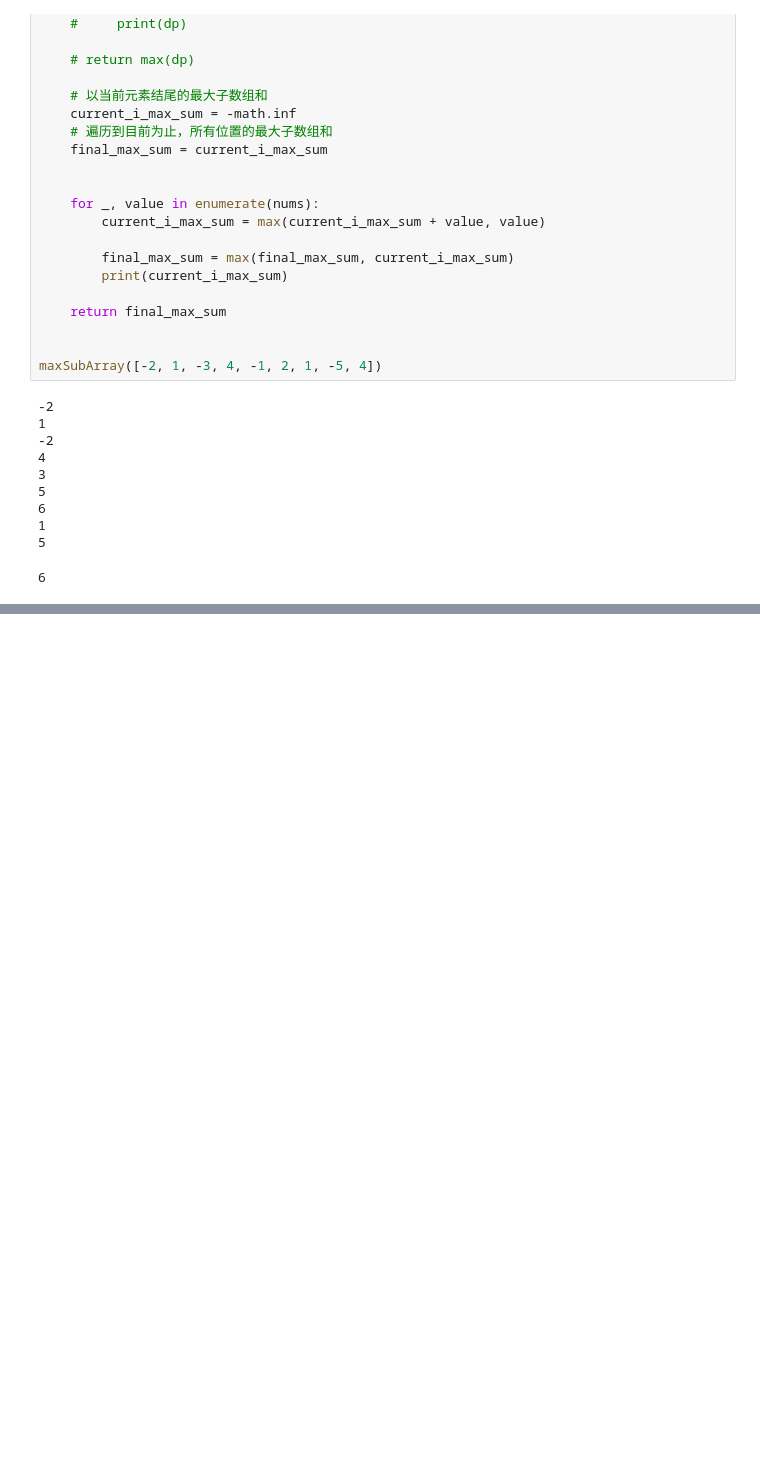
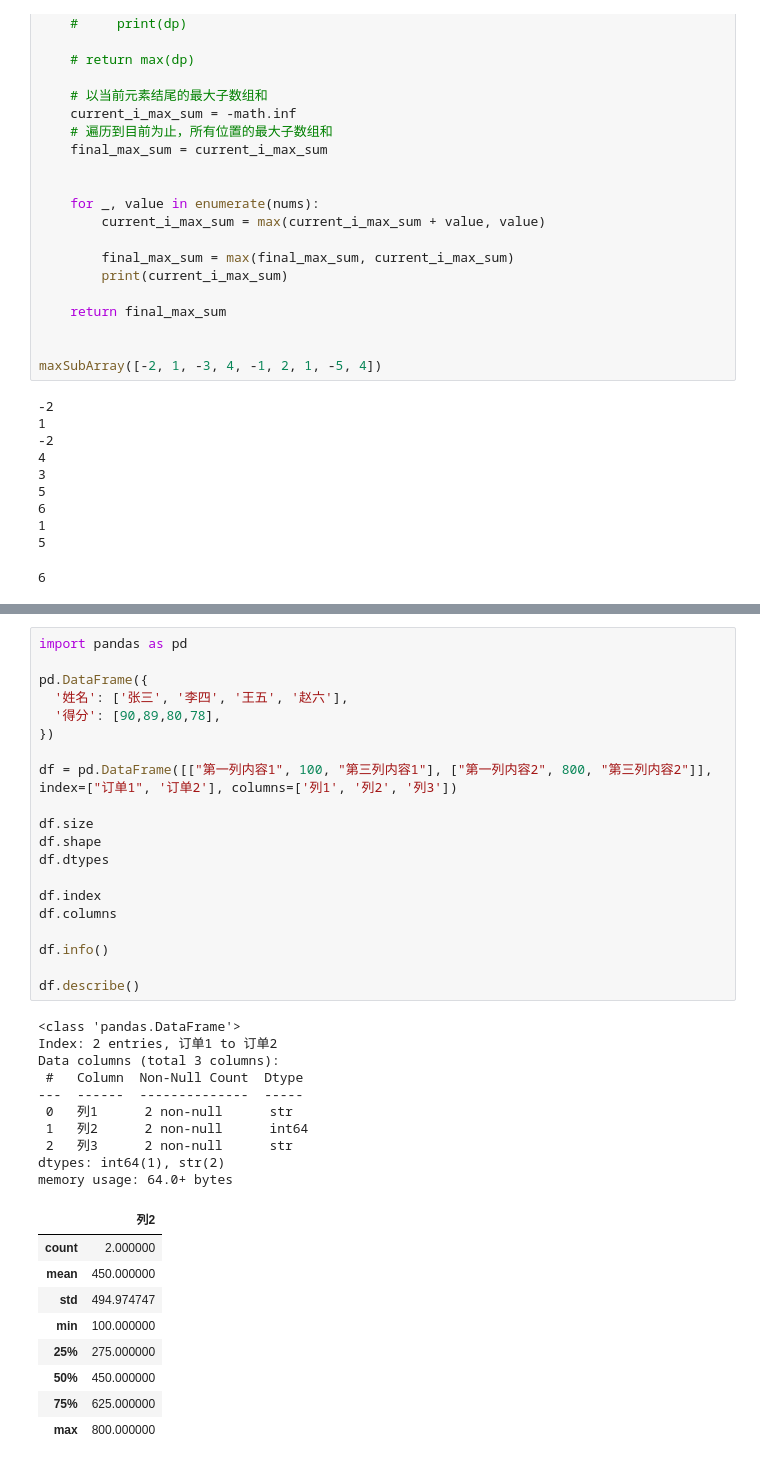
Before and after one commit to ellis-s/llm-engineering-lab, a Jupyter notebook: 01-python-backend/00-python-engineering/demo04_pandas.ipynb, the cells around one changed output, grey strips where cells are left out. Drawn from its saved outputs; the diff is of its cells as text; blank space fills up the shorter version.

```diff
--- a/01-python-backend/00-python-engineering/practice04_pandas.ipynb
+++ b/01-python-backend/00-python-engineering/demo04_pandas.ipynb
@@ -550,0 +565,40 @@ maxSubArray([-2, 1, -3, 4, -1, 2, 1, -5, 4])
+# %%
+import pandas as pd
+
+pd.DataFrame({
+  '姓名': ['张三', '李四', '王五', '赵六'],
+  '得分': [90,89,80,78],
+})
+
+df = pd.DataFrame([["第一列内容1", 100, "第三列内容1"], ["第一列内容2", 800, "第三列内容2"]], index=["订单1", '订单2'], columns=['列1', '列2', '列3'])
+
+df.size
+df.shape
+df.dtypes
+
+df.index
+df.columns
+
+df.info()
+
+df.describe()
+# %% [output]
+<class 'pandas.DataFrame'>
+Index: 2 entries, 订单1 to 订单2
+Data columns (total 3 columns):
+ #   Column  Non-Null Count  Dtype
+---  ------  --------------  -----
+ 0   列1      2 non-null      str
+ 1   列2      2 non-null      int64
+ 2   列3      2 non-null      str
+dtypes: int64(1), str(2)
+memory usage: 64.0+ bytes
+|  | 列2 |
+| count | 2.000000 |
+| mean | 450.000000 |
+| std | 494.974747 |
+| min | 100.000000 |
+| 25% | 275.000000 |
+| 50% | 450.000000 |
+| 75% | 625.000000 |
+| max | 800.000000 |
```
Also changed, not shown: parts of 4 cells of this notebook, 18 other files.
